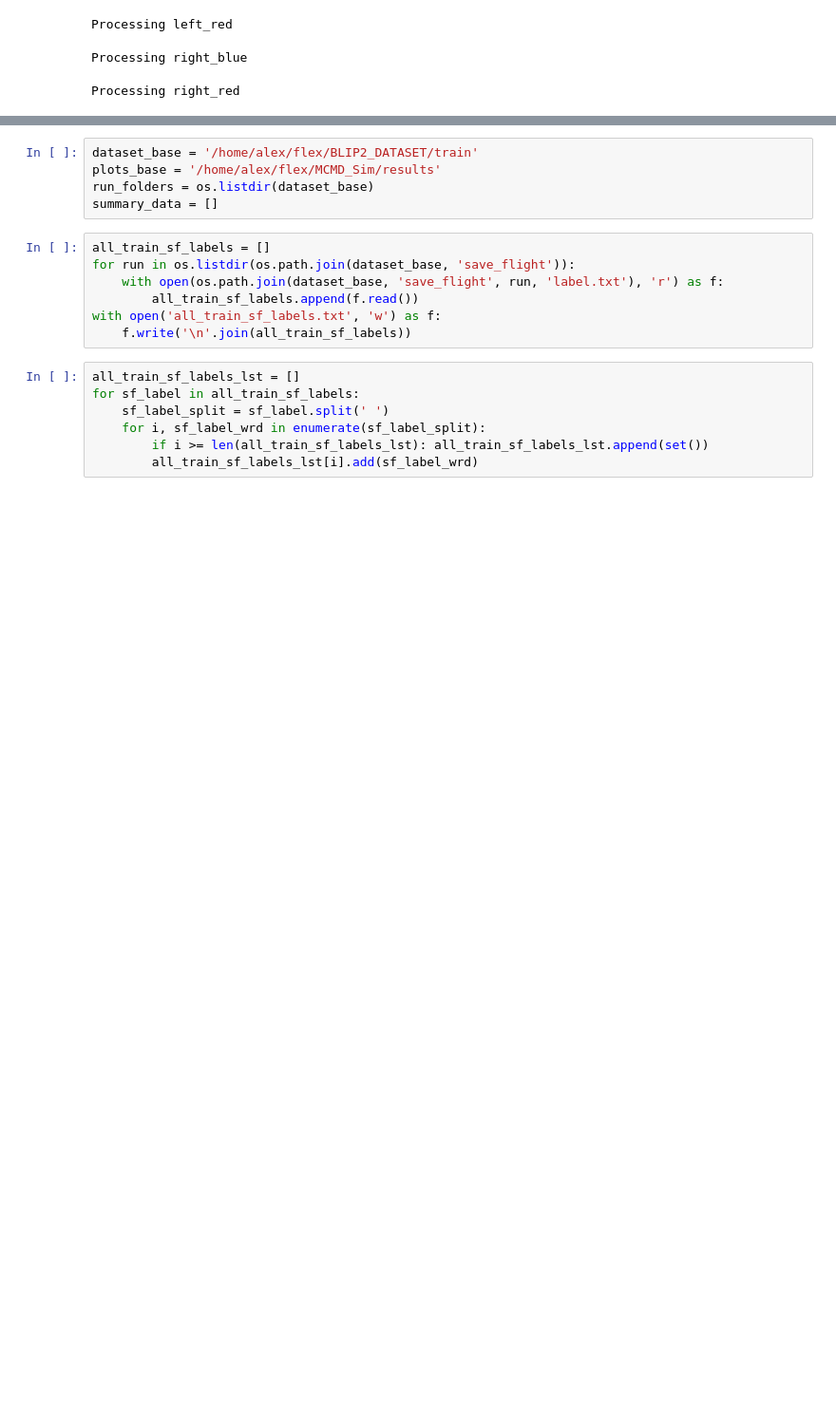
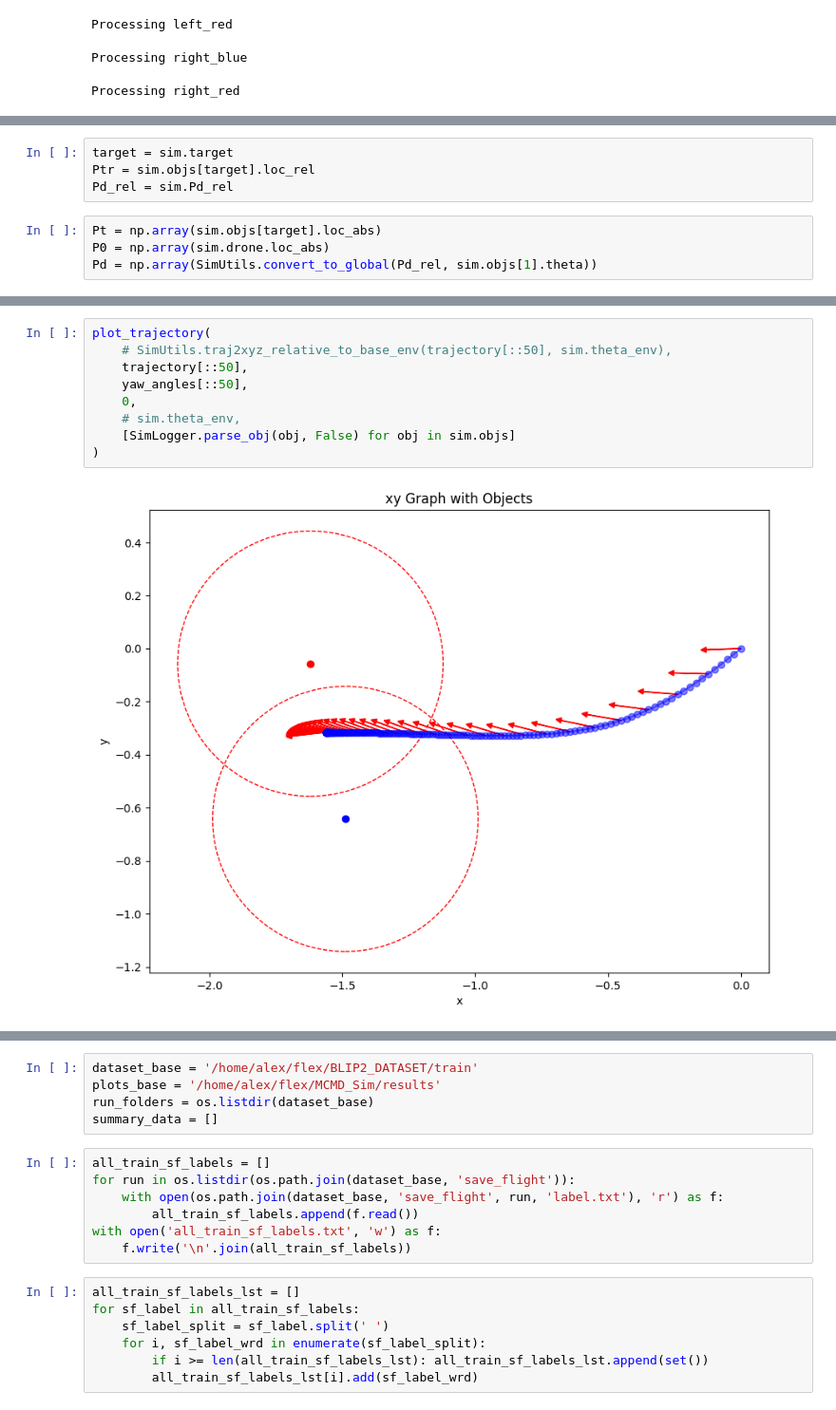
Before and after one commit to makramchahine/flex, a Jupyter notebook: MCMD_Sim/data_analysis.ipynb, the cells around one changed output, grey strips where cells are left out. Shown at 95% size. Saved outputs shown, nothing was run; the diff lists cells and outputs as text; blank space fills up the shorter version.

```diff
--- a/MCMD_Sim/data_analysis.ipynb
+++ b/MCMD_Sim/data_analysis.ipynb
@@ -274,0 +343,8 @@ Processing right_red
+# %%
+target = sim.target
+Ptr = sim.objs[target].loc_rel
+Pd_rel = sim.Pd_rel
+# %%
+Pt = np.array(sim.objs[target].loc_abs)
+P0 = np.array(sim.drone.loc_abs)
+Pd = np.array(SimUtils.convert_to_global(Pd_rel, sim.objs[1].theta))
@@ -274,0 +396,11 @@ Processing right_red
+# %%
+plot_trajectory(
+    # SimUtils.traj2xyz_relative_to_base_env(trajectory[::50], sim.theta_env),
+    trajectory[::50],
+    yaw_angles[::50],
+    0,
+    # sim.theta_env,
+    [SimLogger.parse_obj(obj, False) for obj in sim.objs]
+)
+# %% [output]
+[figure, added]
```
Also changed, not shown: parts of 17 cells of this notebook, 1 other file.
